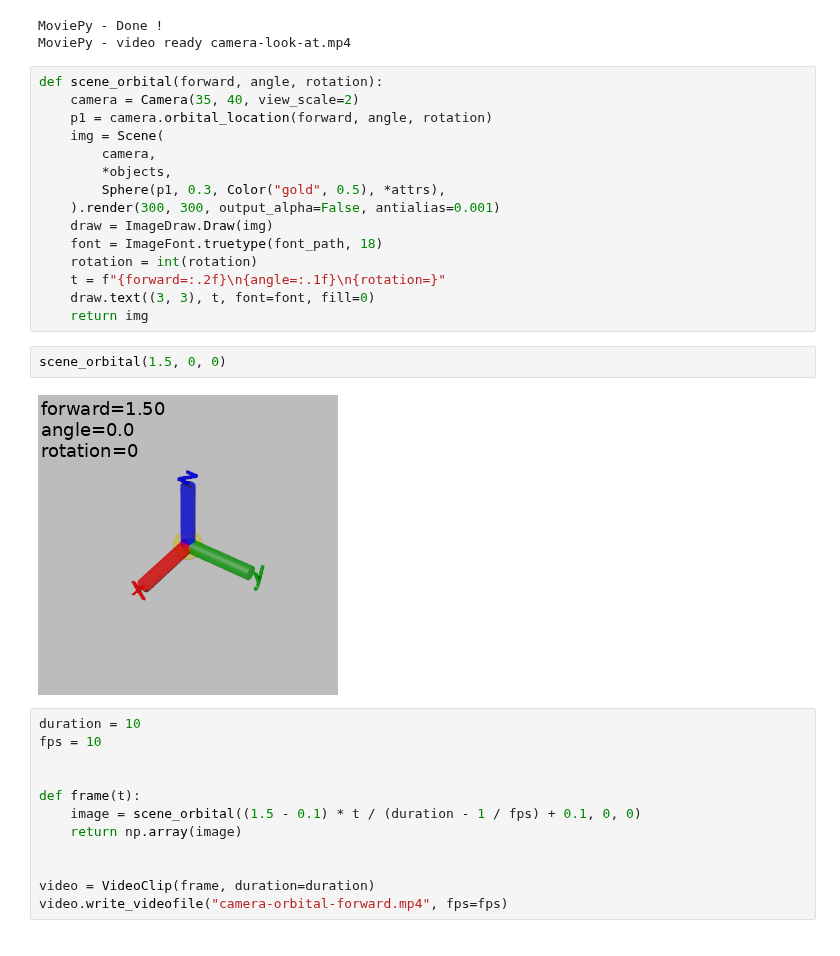
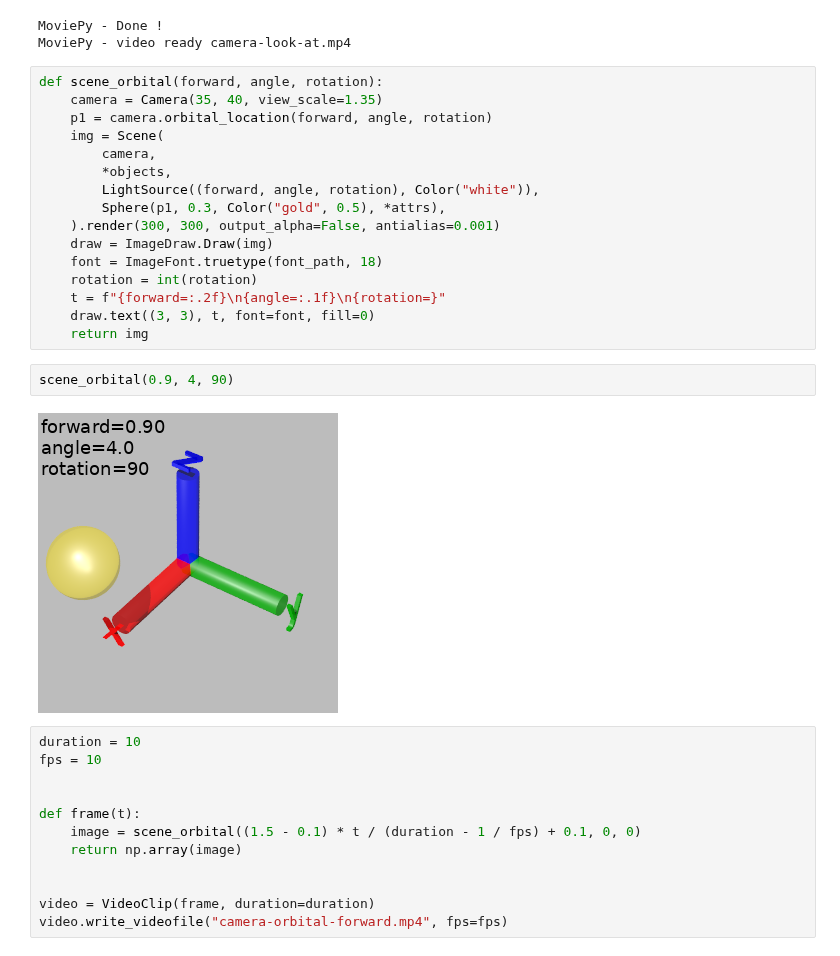
Before and after one commit to daizutabi/fdray, a Jupyter notebook: notebooks/video/camera.ipynb, the cells around one changed output. Drawn from its saved outputs; the diff is of its cells as text.

Commit message:
Update camera notebook with new orbital parameters and enhance video assets for improved tutorial examples.

```diff
--- a/notebooks/video/camera.ipynb
+++ b/notebooks/video/camera.ipynb
@@ -209,11 +209,12 @@ MoviePy - Done !
 MoviePy - video ready camera-look-at.mp4
 # %%
 def scene_orbital(forward, angle, rotation):
-    camera = Camera(35, 40, view_scale=2)
+    camera = Camera(35, 40, view_scale=1.35)
     p1 = camera.orbital_location(forward, angle, rotation)
     img = Scene(
         camera,
         *objects,
+        LightSource((forward, angle, rotation), Color("white")),
         Sphere(p1, 0.3, Color("gold", 0.5), *attrs),
     ).render(300, 300, output_alpha=False, antialias=0.001)
     draw = ImageDraw.Draw(img)
@@ -222,10 +223,10 @@ def scene_orbital(forward, angle, rotation):
     t = f"{forward=:.2f}\n{angle=:.1f}\n{rotation=}"
     draw.text((3, 3), t, font=font, fill=0)
     return img
-# %%
-scene_orbital(1.5, 0, 0)
-# %% [output]
-[figure, removed]
+# %%
+scene_orbital(0.9, 4, 90)
+# %% [output]
+[figure, added]
 # %%
 duration = 10
 fps = 10
```
Also changed, not shown: 3 other files.
